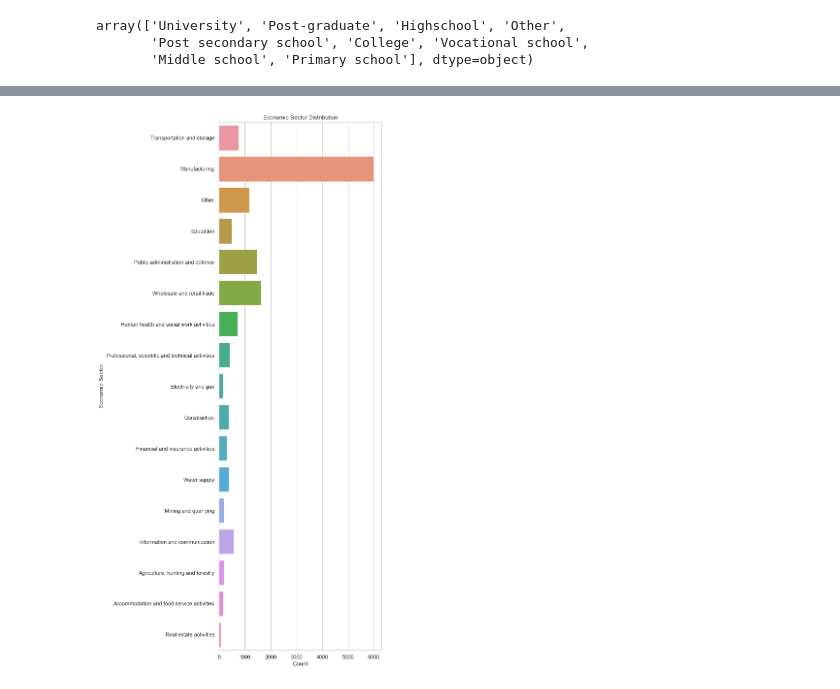
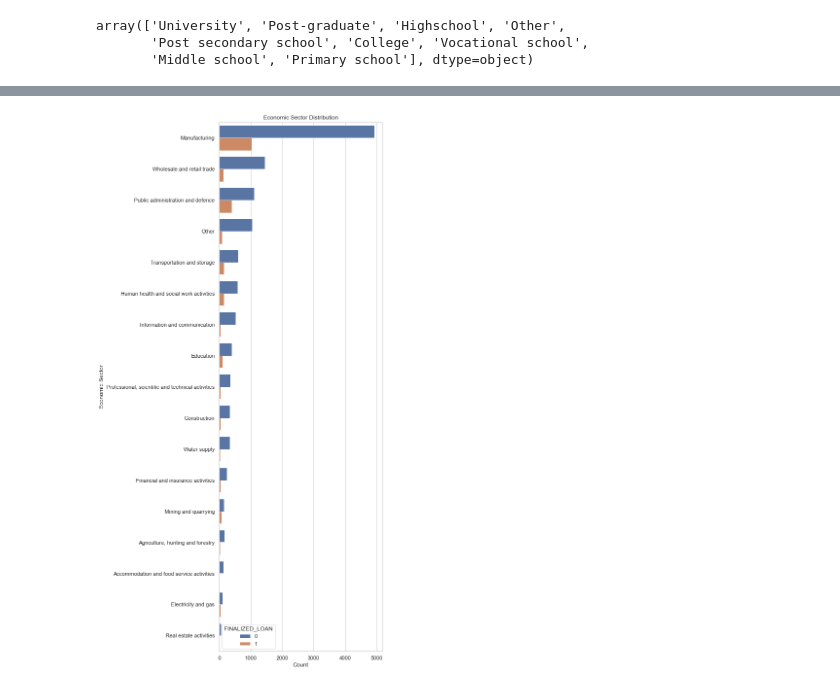
Before and after one commit to MikolajRowicki/Credit-Score-Prediction, a Jupyter notebook: Projekt1.ipynb, the cells around one changed output, grey strips where cells are left out. Drawn from its saved outputs; the diff is of its cells as text; code cells hidden in the pictures.

```diff
--- a/Projekt1.ipynb
+++ b/Projekt1.ipynb
@@ -502,3 +673,5 @@ data.groupby(["LENGTH_RELATIONSHIP_WITH_CLIENT","FINALIZED_LOAN"]).size().reset_
+# %%
+data = data_no_outlier_products.copy()
 # %%
 economic_sector_imputation = data
 
@@ -673,10 +847,11 @@ plt.show()
 # %%
 # I have changed the orientation of the plot so that the values on the axis can be readable
 plt.figure(figsize=(6, 20))
-sns.countplot(y='ECONOMIC_SECTOR', data=data)
+order = data['ECONOMIC_SECTOR'].value_counts().index
+sns.countplot(y='ECONOMIC_SECTOR', data=data, order = order, hue = 'FINALIZED_LOAN')
 plt.title('Economic Sector Distribution')
 plt.xlabel('Count')
 plt.ylabel('Economic Sector')
 plt.show()
 # %% [output]
-[figure, old version]
+[figure, new version]
```
Also changed, not shown: parts of 34 cells of this notebook.
